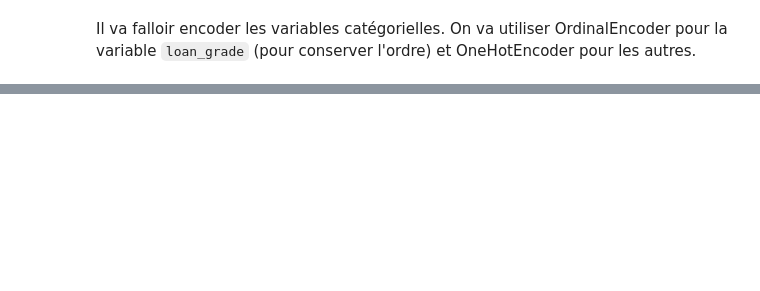
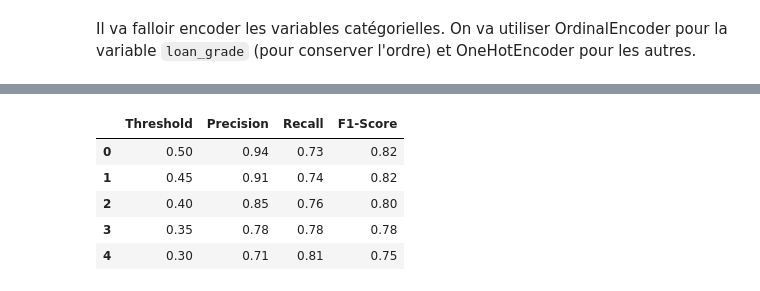
Before and after one commit to sahi-mfg/credit-risk, a Jupyter notebook: notebooks/modelisation.ipynb, the cells around one changed output, grey strips where cells are left out. Saved outputs shown, nothing was run; the diff lists cells and outputs as text; code cells hidden in the pictures; blank space fills up the shorter version.

```diff
--- a/notebooks/modelisation.ipynb
+++ b/notebooks/modelisation.ipynb
@@ -138,3 +122 @@ X_train, X_test, y_train, y_test = train_test_split(
 )
-# %%
-X_train, y_train = smote.fit_resample(X_train, y_train)
@@ -275,0 +147,11 @@ feature_importance.head(10).plot(x='feature', y='importance', kind='bar',
+# %%
+clf_logistic = LogisticRegression() # baseline
+clf_rf = RandomForestClassifier(random_state=42)
+# %%
+pipeline_baseline = ImbPipeline(steps=[
+    ("preprocessor", preprocessor),
+    ("smote", SMOTE(random_state=42)),
+    ("classifier", clf_logistic)
+])
+
+pipeline_baseline.fit(X_train, y_train.values.ravel())
@@ -275,0 +192,7 @@ feature_importance.head(10).plot(x='feature', y='importance', kind='bar',
+# %%
+pipeline_rf = ImbPipeline(steps=[
+    ("preprocessor", preprocessor),
+    ("smote", SMOTE(random_state=42)),
+    ("classifier", clf_rf)
+])
+pipeline_rf.fit(X_train, y_train.values.ravel())
@@ -275,0 +228,35 @@ feature_importance.head(10).plot(x='feature', y='importance', kind='bar',
+# %%
+from sklearn.metrics import precision_recall_fscore_support
+
+y_proba = pipeline_rf.predict_proba(X_test)
+proba_default = y_proba[:, 1]
+
+thresholds = [0.50, 0.45, 0.40, 0.35, 0.30]
+results = []
+
+for t in thresholds:
+    y_pred_new = (proba_default >= t).astype(int)
+
+    precision, recall, f1, _ = precision_recall_fscore_support(
+        y_test, y_pred_new, pos_label=1, average="binary"
+    )
+
+    results.append(
+        {
+            "Threshold": t,
+            "Precision": round(precision, 2),
+            "Recall": round(recall, 2),
+            "F1-Score": round(f1, 2),
+        }
+    )
+
+
+threshold_df = pd.DataFrame(results)
+threshold_df
+# %% [output]
+|  | Threshold | Precision | Recall | F1-Score |
+| 0 | 0.50 | 0.94 | 0.73 | 0.82 |
+| 1 | 0.45 | 0.91 | 0.74 | 0.82 |
+| 2 | 0.40 | 0.85 | 0.76 | 0.80 |
+| 3 | 0.35 | 0.78 | 0.78 | 0.78 |
+| 4 | 0.30 | 0.71 | 0.81 | 0.75 |
```
Also changed, not shown: parts of 29 cells of this notebook, 34 other files.
